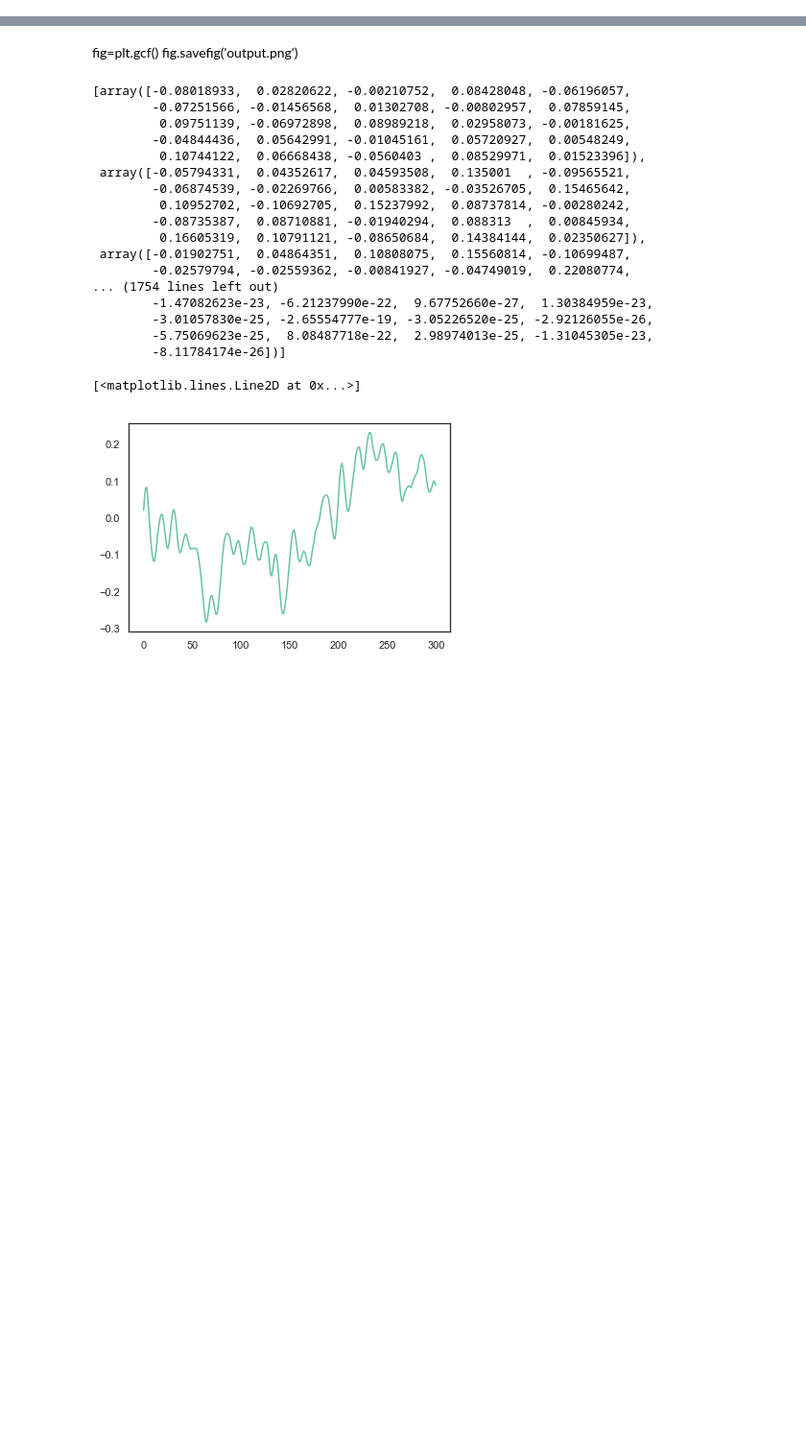
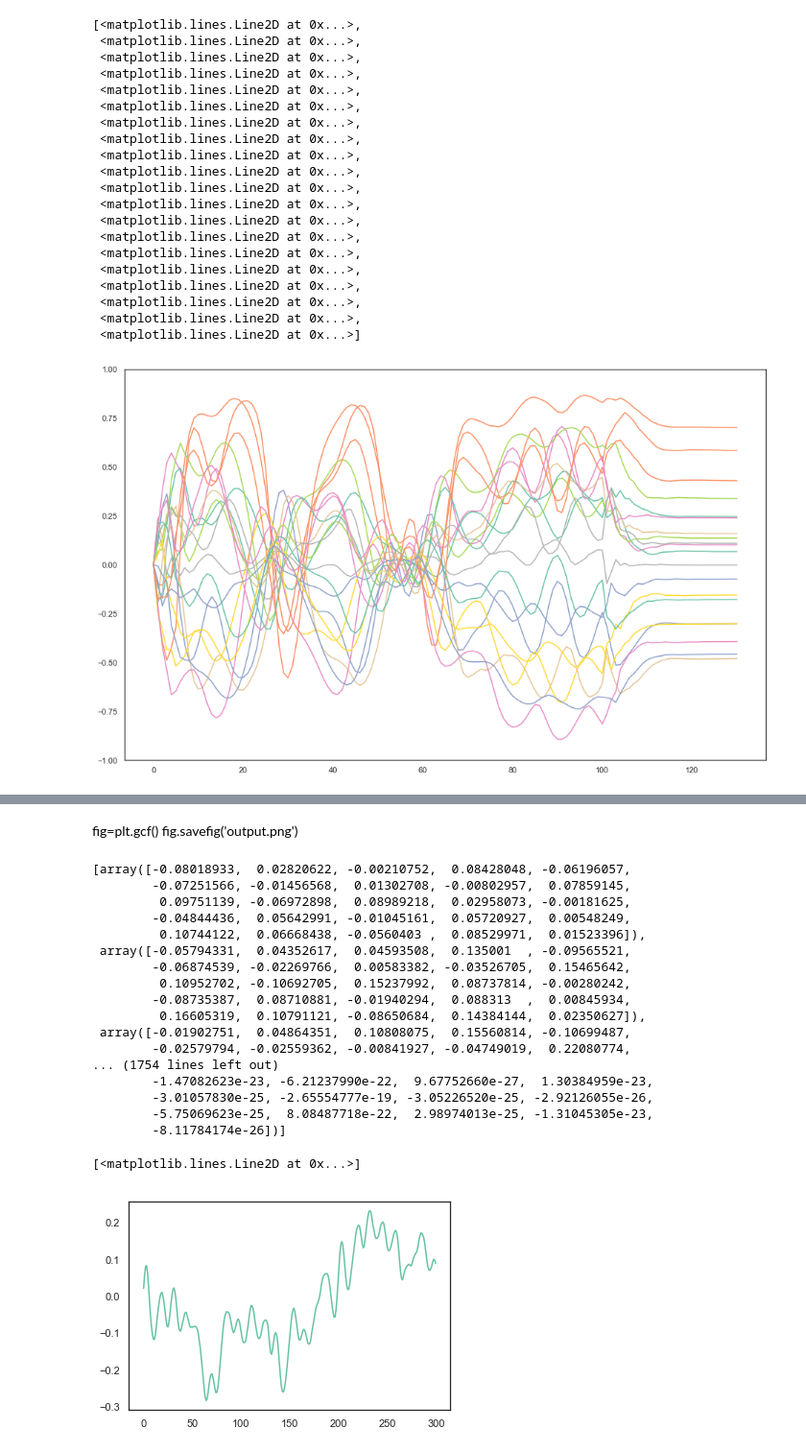
Before and after one commit to jamiecwebber/MusicMotionHack, a Jupyter notebook: Demo.ipynb, the cells around one changed output, grey strips where cells are left out. Shown at 96% size. Cells and saved outputs as stored; diff of their text form; code cells hidden in the pictures; blank space fills up the shorter version.

```diff
--- a/Demo.ipynb
+++ b/Demo.ipynb
@@ -90,0 +95,53 @@ for j in range(100):
+# %%
+esn = SimpleESN(n_readout=20,
+                n_components=20,
+                n_inputs=1,
+                input_gain=1,
+                input_sparcity=1,
+                damping=0.9,
+                weight_scaling=1.1,
+                sparcity=1.0,
+                random_state=31337)
+
+
+%matplotlib inline
+output = [np.zeros(esn.n_components)]
+fig = plt.gcf()
+fig.set_size_inches(16,10)
+for i in range(100):
+    step=[y[400000+i]]
+
+    output.append(esn.step(step))
+
+# print(len(np.array(output[0:100]).T[0][0]))
+
+for j in range(30):
+    output.append(esn.step([0]))
+
+plt.clf()
+plt.ylim(-1,1)
+
+fig.set_size_inches(16,10)
+plt.plot(np.array(output))
+# %% [output]
+[<matplotlib.lines.Line2D at 0x...>,
+ <matplotlib.lines.Line2D at 0x...>,
+ <matplotlib.lines.Line2D at 0x...>,
+ <matplotlib.lines.Line2D at 0x...>,
+ <matplotlib.lines.Line2D at 0x...>,
+ <matplotlib.lines.Line2D at 0x...>,
+ <matplotlib.lines.Line2D at 0x...>,
+ <matplotlib.lines.Line2D at 0x...>,
+ <matplotlib.lines.Line2D at 0x...>,
+ <matplotlib.lines.Line2D at 0x...>,
+ <matplotlib.lines.Line2D at 0x...>,
+ <matplotlib.lines.Line2D at 0x...>,
+ <matplotlib.lines.Line2D at 0x...>,
+ <matplotlib.lines.Line2D at 0x...>,
+ <matplotlib.lines.Line2D at 0x...>,
+ <matplotlib.lines.Line2D at 0x...>,
+ <matplotlib.lines.Line2D at 0x...>,
+ <matplotlib.lines.Line2D at 0x...>,
+ <matplotlib.lines.Line2D at 0x...>,
+ <matplotlib.lines.Line2D at 0x...>]
+[figure, added]
```
Also changed, not shown: parts of 11 cells of this notebook, 11 other files.
